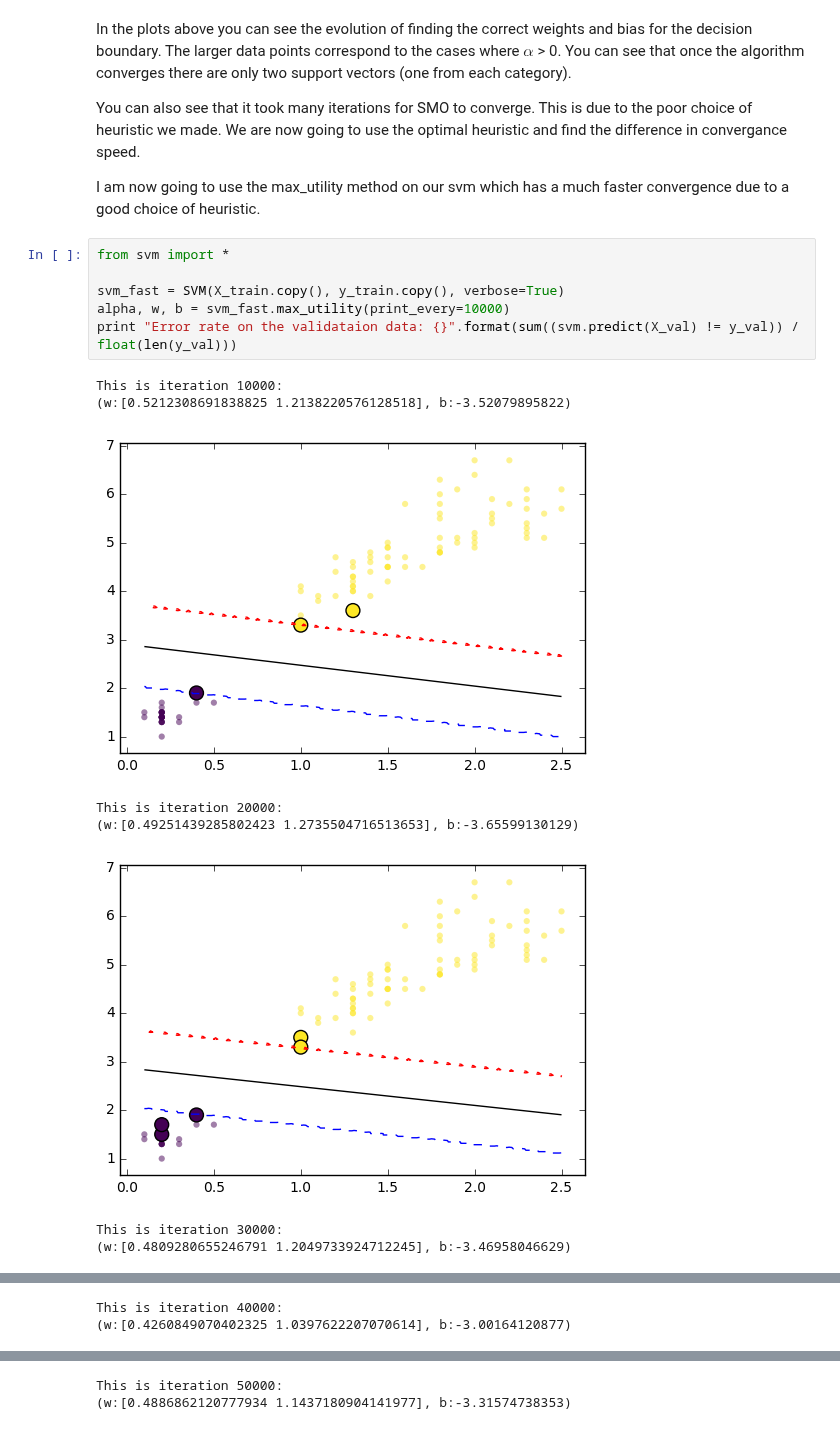
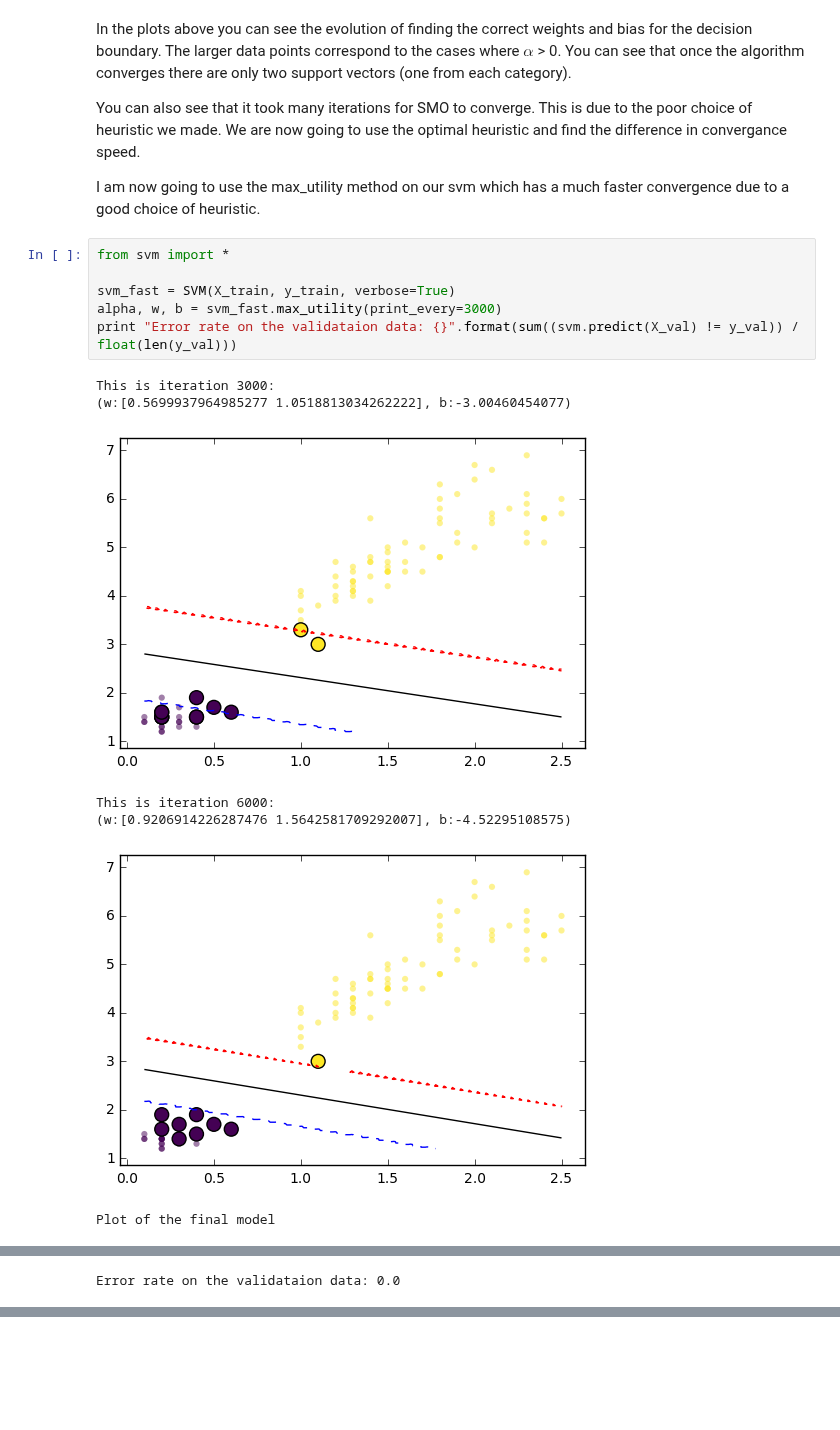
Before and after one commit to reza-asad/SVM-with-SMO, a Jupyter notebook: SVM.ipynb, the cells around one changed output, grey strips where cells are left out. Cells and saved outputs as stored; diff of their text form; blank space fills up the shorter version.

Commit message:
The new heuristic results in convergence in much smaller number of iterations

```diff
--- a/SVM.ipynb
+++ b/SVM.ipynb
@@ -90,15 +88,14 @@ I am now going to use the max_utility method on our svm which has a much faster
 # %%
 from svm import *
 
-svm_fast = SVM(X_train.copy(), y_train.copy(), verbose=True)
-alpha, w, b = svm_fast.max_utility(print_every=10000)
+svm_fast = SVM(X_train, y_train, verbose=True)
+alpha, w, b = svm_fast.max_utility(print_every=3000)
 print "Error rate on the validataion data: {}".format(sum((svm.predict(X_val) != y_val)) / float(len(y_val)))
 # %% [output]
-This is iteration 10000:
-(w:[0.5212308691838825 1.2138220576128518], b:-3.52079895822)
+This is iteration 3000:
+(w:[0.5699937964985277 1.0518813034262222], b:-3.00460454077)
-[figure, old version]
+[figure, new version]
-This is iteration 20000:
-(w:[0.49251439285802423 1.2735504716513653], b:-3.65599130129)
+This is iteration 6000:
+(w:[0.9206914226287476 1.5642581709292007], b:-4.52295108575)
-[figure, old version]
+[figure, new version]
-This is iteration 30000:
-(w:[0.4809280655246791 1.2049733924712245], b:-3.46958046629)
+Plot of the final model
@@ -106,2 +103 @@ This is iteration 30000:
-This is iteration 40000:
-(w:[0.4260849070402325 1.0397622207070614], b:-3.00164120877)
+Error rate on the validataion data: 0.0
@@ -109,2 +103,0 @@ This is iteration 40000:
-This is iteration 50000:
-(w:[0.4886862120777934 1.1437180904141977], b:-3.31574738353)
```
Also changed, not shown: parts of 5 cells of this notebook, 2 other files.
